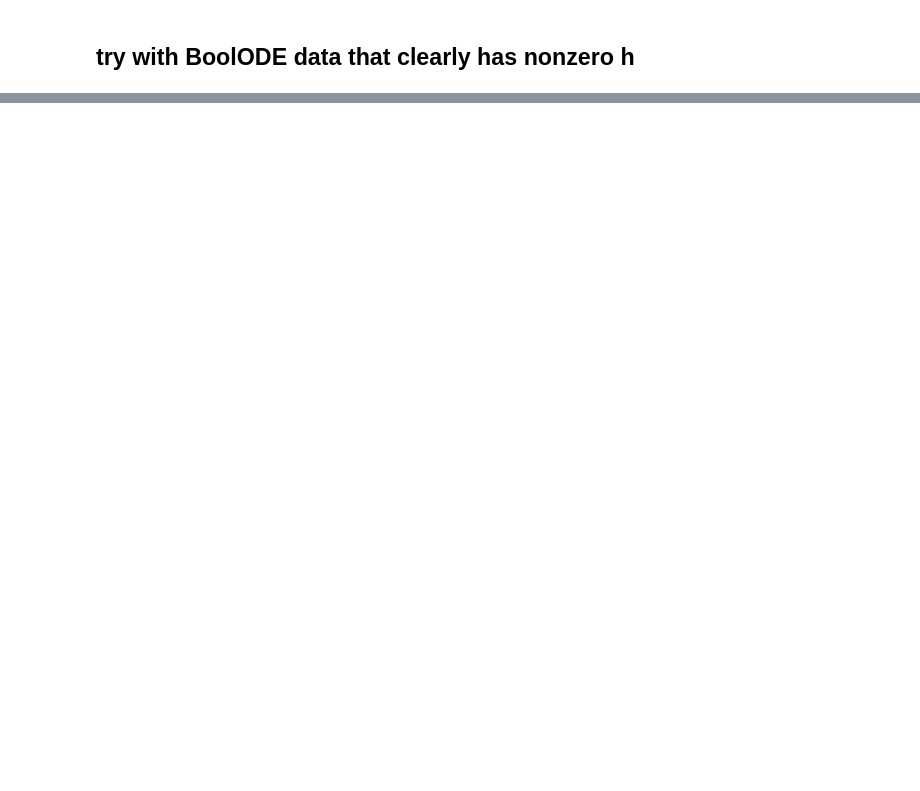
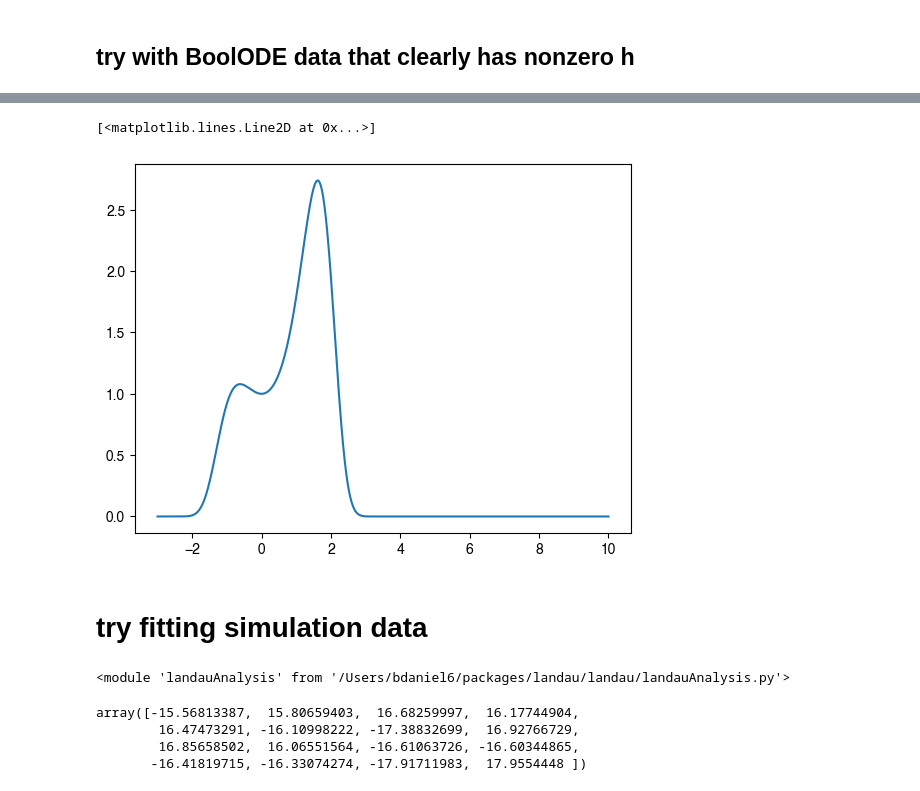
Before and after one commit to Collective-Logic-Lab/landau, a Jupyter notebook: landau/develop-landau-fitting-with-bias.ipynb, the cells around one changed output, grey strips where cells are left out. Cells and saved outputs as stored; diff of their text form; code cells hidden in the pictures; blank space fills up the shorter version.

```diff
--- a/landau/develop-landau-fitting-with-bias.ipynb
+++ b/landau/develop-landau-fitting-with-bias.ipynb
@@ -220,0 +171,11 @@ landauAnalysis.GaussianDistributionLogPDF(0,mu,Jnu)
+# %%
+xs = np.linspace(-3,10,1000)
+mu = 0
+Jnu = 1
+c,h,d = -1.,-1,1
+plt.plot(xs,[np.exp(landauAnalysis.LandauTransitionDistributionRelativeLogPDF(x,mu,Jnu,c,h,d)) for x in xs])
+# %% [output]
+[<matplotlib.lines.Line2D at 0x...>]
+[figure, added]
+# %% [markdown]
+# try fitting simulation data
@@ -220,0 +184,4 @@ landauAnalysis.GaussianDistributionLogPDF(0,mu,Jnu)
+# %%
+reload(landauAnalysis)
+# %% [output]
+<module 'landauAnalysis' from '/Users/bdaniel6/packages/landau/landau/landauAnalysis.py'>
@@ -220,0 +205,7 @@ landauAnalysis.GaussianDistributionLogPDF(0,mu,Jnu)
+# %%
+data_sim_proj
+# %% [output]
+array([-15.56813387,  15.80659403,  16.68259997,  16.17744904,
+        16.47473291, -16.10998222, -17.38832699,  16.92766729,
+        16.85658502,  16.06551564, -16.61063726, -16.60344865,
+       -16.41819715, -16.33074274, -17.91711983,  17.9554448 ])
```
Also changed, not shown: parts of 33 cells of this notebook, 1 other file.
